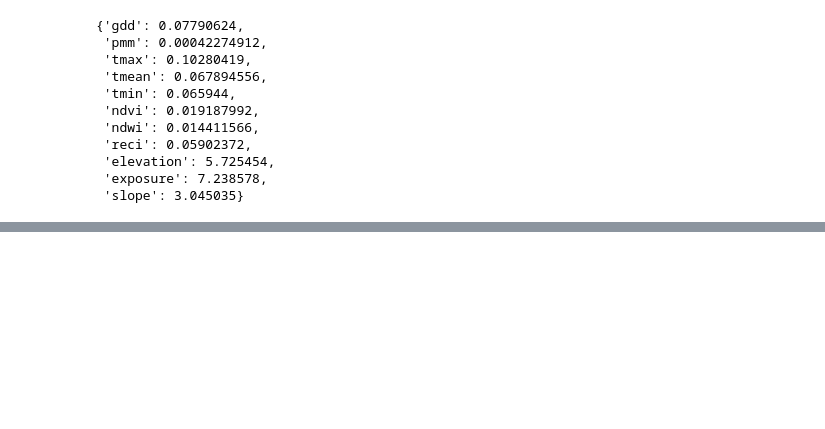
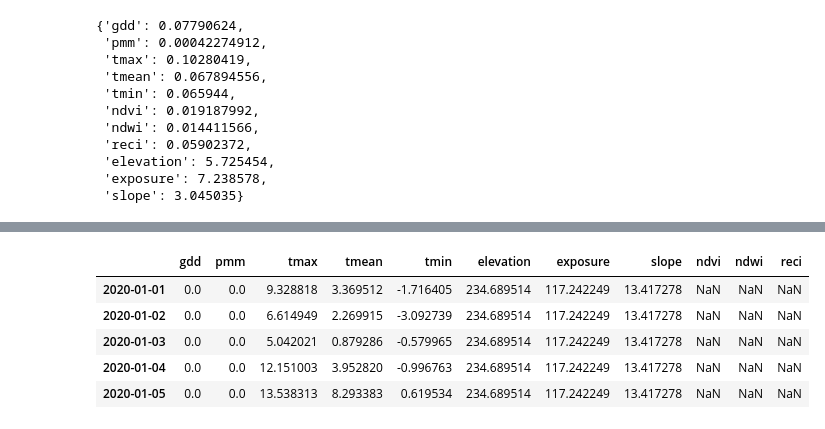
Before and after one commit to moritzmock/Hackathon2023, a Jupyter notebook: data_extraction.ipynb, the cells around one changed output, grey strips where cells are left out. Saved outputs shown, nothing was run; the diff lists cells and outputs as text; code cells hidden in the pictures; blank space fills up the shorter version.

```diff
--- a/data_extraction.ipynb
+++ b/data_extraction.ipynb
@@ -65,7 +81,7 @@ def get_datasets():
 
                 for date, fp in zip(dates, tif_paths):
                     if date in datasets:
-                        datasets[date] |= {dataset_name: fp}
+                        datasets[date].update({dataset_name: fp})
                     else:
                         datasets[date] = {dataset_name: fp}
 
@@ -73,7 +89,7 @@ def get_datasets():
                 dataset_names = [n.replace(".tif", "") for n in tif_files]
                 for date in datasets.keys():
                     for dn, fp in zip(dataset_names, tif_paths):
-                        datasets[date] |= {dn: fp}
+                        datasets[date].update({dn: fp})
 
 
 
@@ -139,3 +155,13 @@ std_2020_03_22
  'elevation': 5.725454,
  'exposure': 7.238578,
  'slope': 3.045035}
+# %%
+dti = pd.date_range("2020-01-01", end="2022-12-31", freq="D")
+rows = []
+for d in dti:
+    try:
+        row = extract_raster_data_from_polygon(gdf.loc[8][['geometry']],d.strftime("%Y-%m-%d"))[0]
+    except:
+        print(d)
+    rows.append(row)
+ts = pd.DataFrame(index=dti,data=rows)
@@ -141,0 +183,9 @@ std_2020_03_22
+# %%
+ts.head()
+# %% [output]
+|  | gdd | pmm | tmax | tmean | tmin | elevation | exposure | slope | ndvi | ndwi | reci |
+| 2020-01-01 | 0.0 | 0.0 | 9.328818 | 3.369512 | -1.716405 | 234.689514 | 117.242249 | 13.417278 | NaN | NaN | NaN |
+| 2020-01-02 | 0.0 | 0.0 | 6.614949 | 2.269915 | -3.092739 | 234.689514 | 117.242249 | 13.417278 | NaN | NaN | NaN |
+| 2020-01-03 | 0.0 | 0.0 | 5.042021 | 0.879286 | -0.579965 | 234.689514 | 117.242249 | 13.417278 | NaN | NaN | NaN |
+| 2020-01-04 | 0.0 | 0.0 | 12.151003 | 3.952820 | -0.996763 | 234.689514 | 117.242249 | 13.417278 | NaN | NaN | NaN |
+| 2020-01-05 | 0.0 | 0.0 | 13.538313 | 8.293383 | 0.619534 | 234.689514 | 117.242249 | 13.417278 | NaN | NaN | NaN |
```
Also changed, not shown: parts of 5 cells of this notebook, 1 other file.
